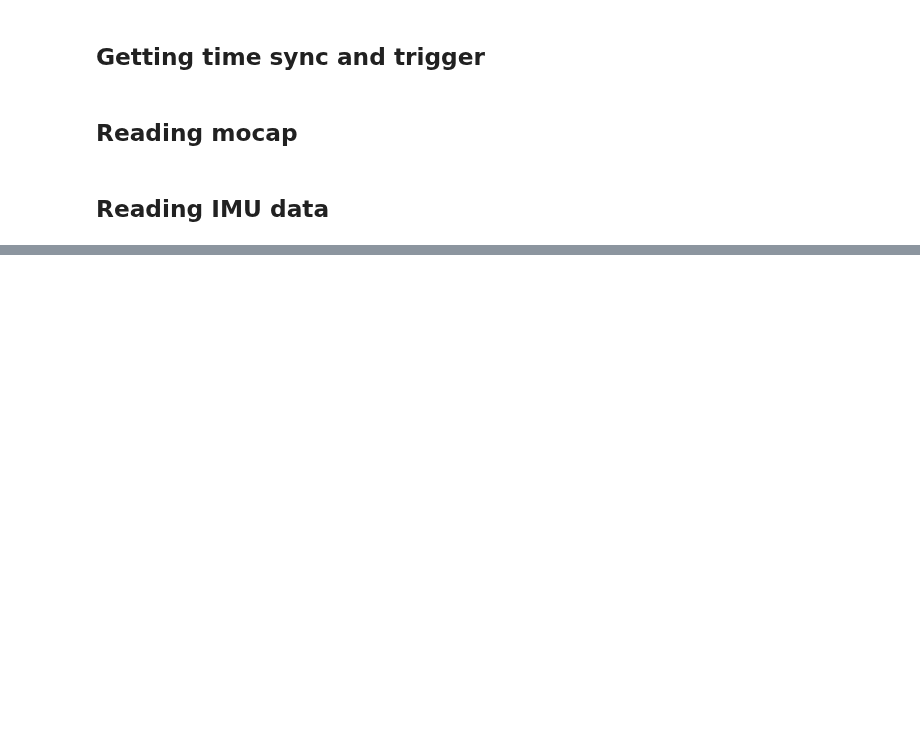
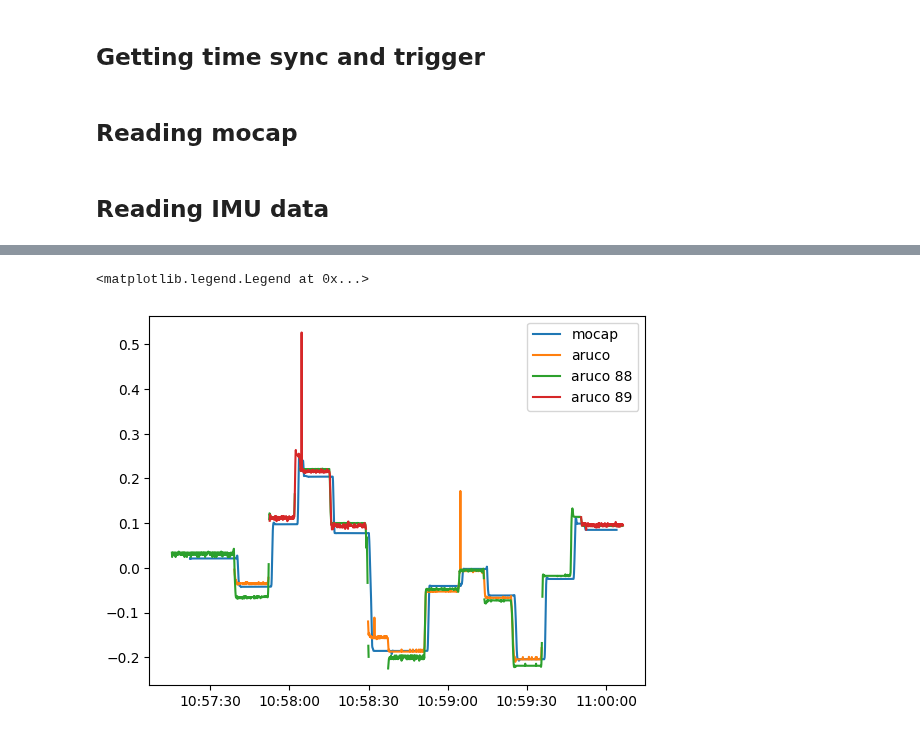
Before and after one commit to SujithChristopher/armbo, a Jupyter notebook: speed_bins/orientation_skateboard.ipynb, the cells around one changed output, grey strips where cells are left out. Drawn from its saved outputs; the diff is of its cells as text; code cells hidden in the pictures; blank space fills up the shorter version.

```diff
--- a/speed_bins/orientation_skateboard.ipynb
+++ b/speed_bins/orientation_skateboard.ipynb
@@ -299,0 +318,4 @@ plt.legend()
+# %%
+r_mats_12 = R.from_rotvec(ar_df_12[['rx', 'ry', 'rz']].to_numpy()).as_matrix()
+r_mats_88 = R.from_rotvec(ar_df_88[['rx', 'ry', 'rz']].to_numpy()).as_matrix()
+r_mats_89 = R.from_rotvec(ar_df_89[['rx', 'ry', 'rz']].to_numpy()).as_matrix()
@@ -299,0 +385,13 @@ plt.legend()
+# %%
+if not (type(ar_df_12['time'][0])) == type(datetime.now()):
+    ar_df_12 = ar_df_12.with_columns([pl.Series(name='time', values=[datetime.fromtimestamp(i) for i in ar_df_12['time'].to_numpy()]).alias('time')])
+# %%
+plt.plot(_mocap_df['time'],_mocap_df[_om['x']], label="mocap")
+plt.plot(ar_df_12['time'],np.array(newdata['x']) + 0.03, label="aruco")
+plt.plot(ar_df_12['time'],np.array(newdata_88['x']) - 0.1, label="aruco 88")
+plt.plot(ar_df_12['time'],np.array(newdata_89['x']), label="aruco 89")
+
+plt.legend()
+# %% [output]
+<matplotlib.legend.Legend at 0x...>
+[figure, added]
```
Also changed, not shown: parts of 9 cells of this notebook, 5 other files.
